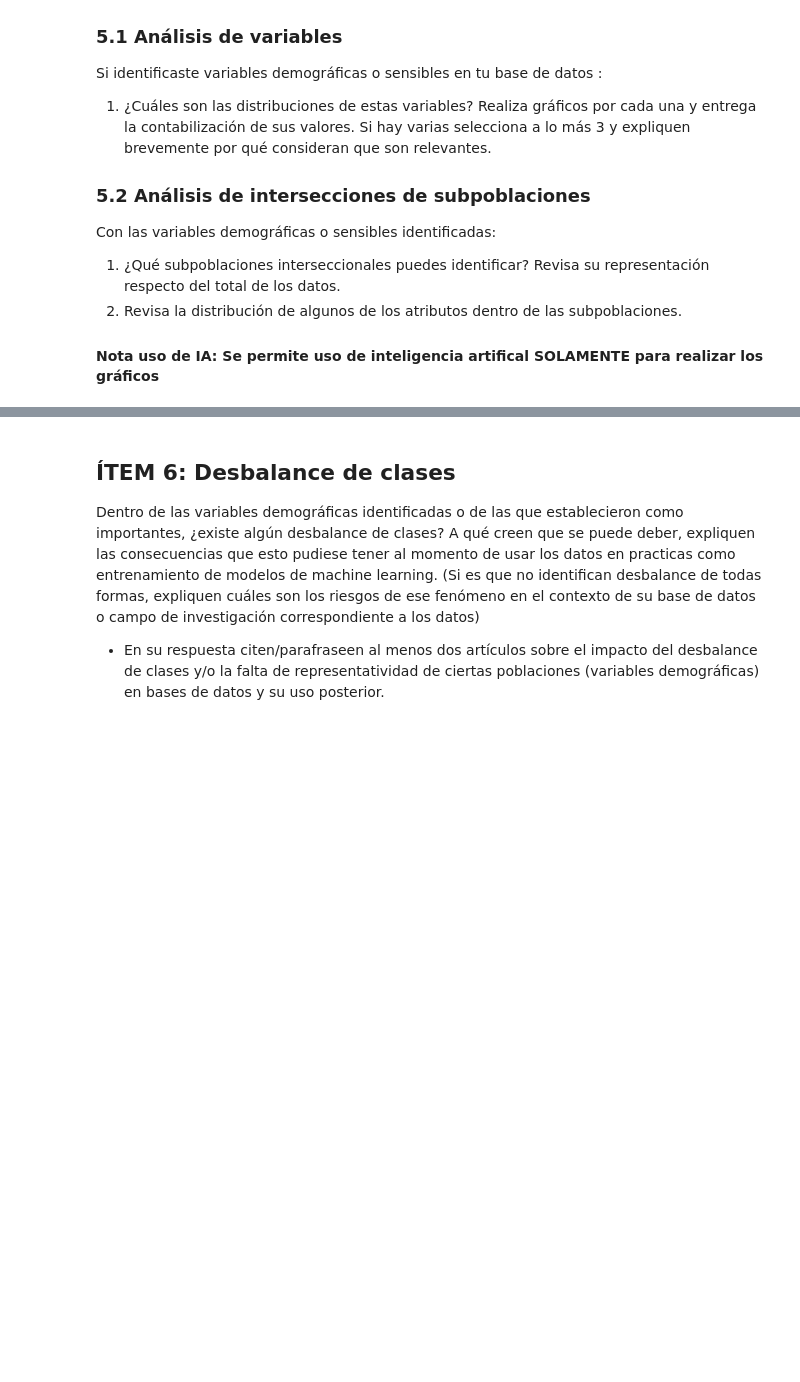
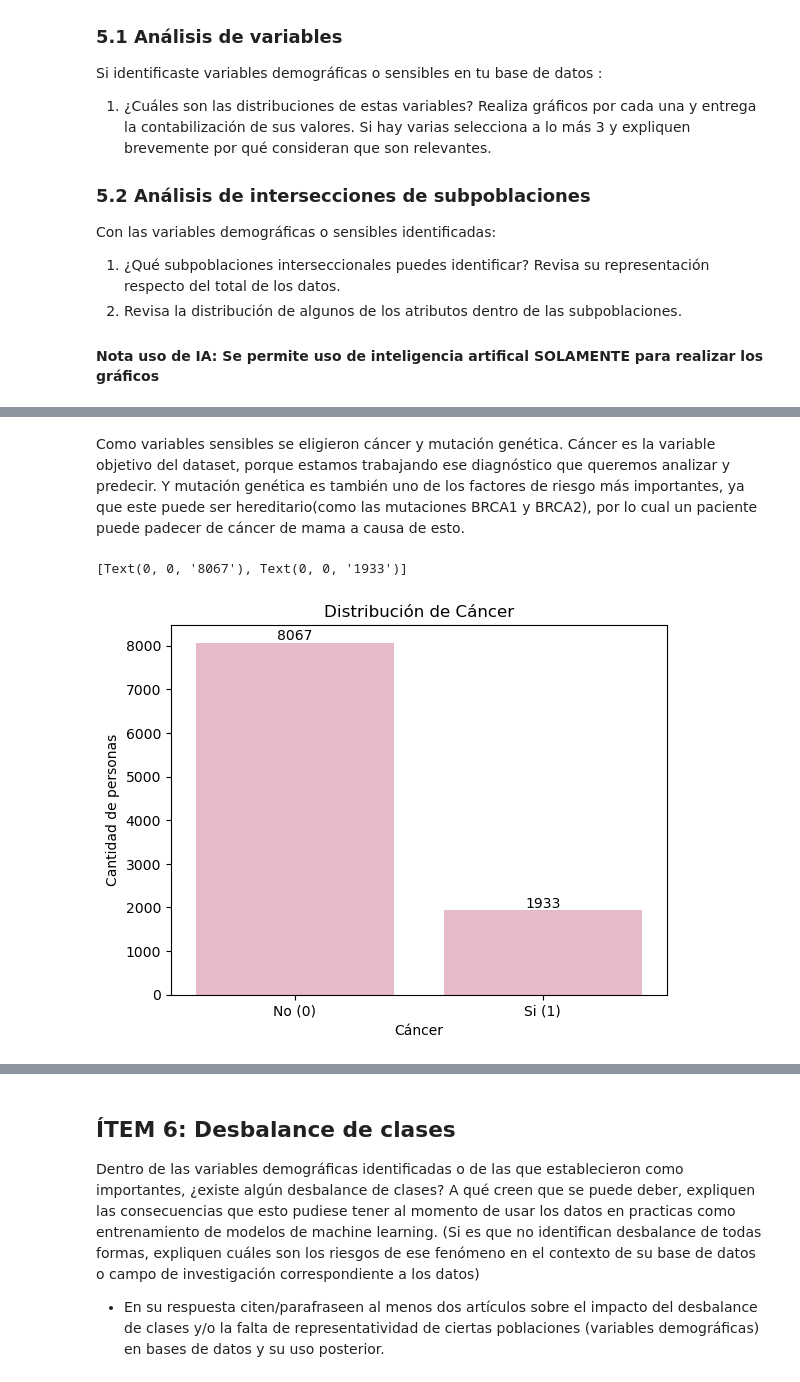
Before and after one commit to nacho200515/Taller_1_etica_para_ciencia_de_datos, a Jupyter notebook: Taller sumativo I ETI195.ipynb, the cells around one changed output, grey strips where cells are left out. Drawn from its saved outputs; the diff is of its cells as text; code cells hidden in the pictures; blank space fills up the shorter version.

```diff
--- a/Taller sumativo I ETI195.ipynb
+++ b/Taller sumativo I ETI195.ipynb
@@ -366,0 +394,13 @@ Con las variables demográficas o sensibles identificadas:
+# %% [markdown]
+Como variables sensibles se eligieron cáncer y mutación genética.
+Cáncer es la variable objetivo del dataset, porque estamos trabajando ese diagnóstico que queremos analizar y predecir.
+Y mutación genética es también uno de los factores de riesgo más importantes, ya que este puede ser hereditario(como las mutaciones BRCA1 y BRCA2), por lo cual un paciente puede padecer de cáncer de mama a causa de esto.
+# %%
+ax = sns.countplot(data=df, x='Cancer', color="#EEB3C9")
+ax.set_title("Distribución de Cáncer")
+ax.set(xlabel="Cáncer", ylabel="Cantidad de personas")
+ax.set_xticklabels(['No (0)', 'Si (1)'])
+ax.bar_label(ax.containers[0])
+# %% [output]
+[Text(0, 0, '8067'), Text(0, 0, '1933')]
+[figure, added]
```
Also changed, not shown: parts of 15 cells of this notebook.
